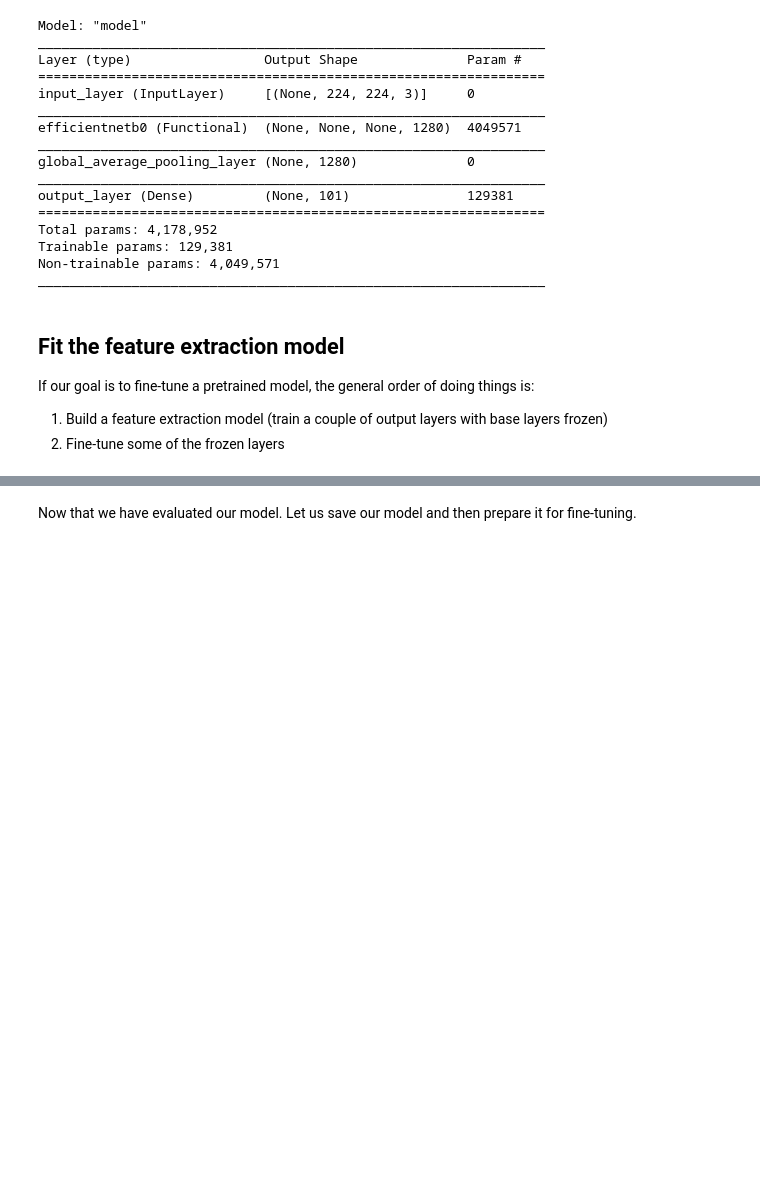
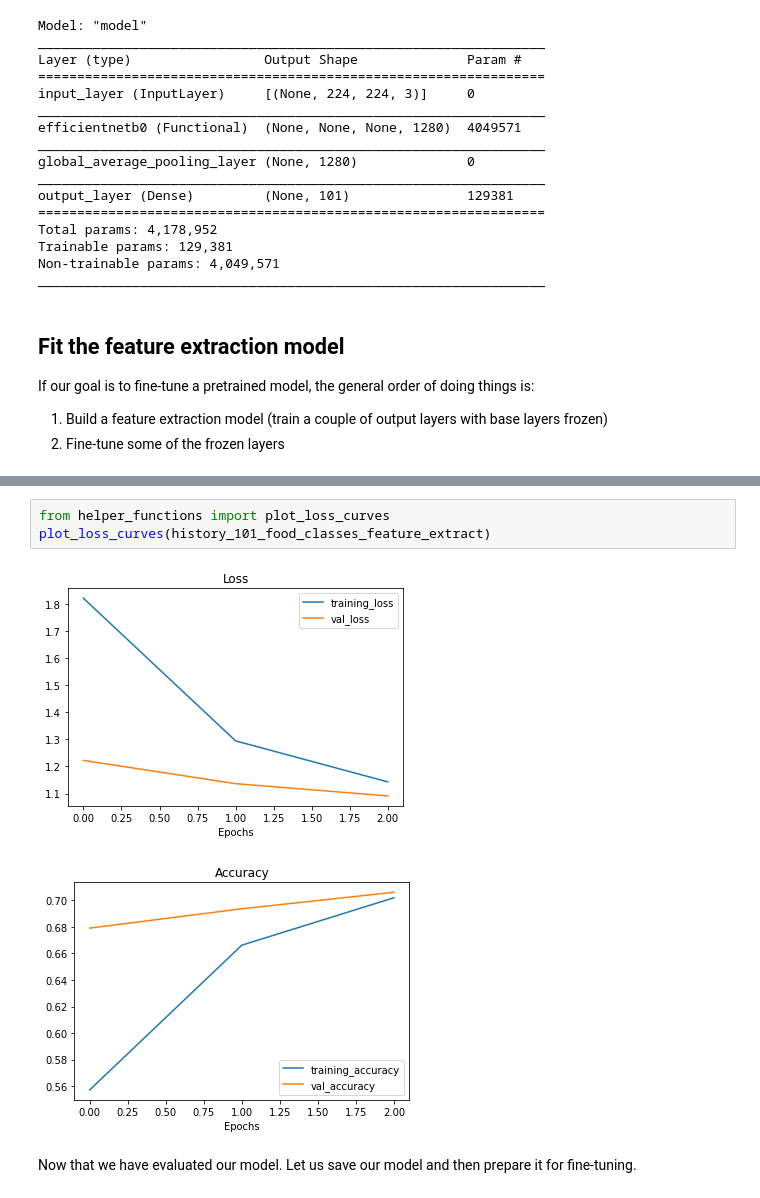
Before and after one commit to ShahZebYousafzai/FoodVision, a Jupyter notebook: Food_Vision_👁️🍔.ipynb, the cells around one changed output, grey strips where cells are left out. Cells and saved outputs as stored; diff of their text form; blank space fills up the shorter version.

```diff
--- a/Food_Vision_👁️🍔.ipynb
+++ b/Food_Vision_👁️🍔.ipynb
@@ -324,3 +324,9 @@ results_feature_extract_model
+# %%
+from helper_functions import plot_loss_curves
+plot_loss_curves(history_101_food_classes_feature_extract)
+# %% [output]
+[figure, added]
+[figure, added]
 # %% [markdown]
 Now that we have evaluated our model. Let us save our model and then prepare it for fine-tuning.
 # %% [markdown]
```
Also changed, not shown: parts of 20 cells of this notebook.
